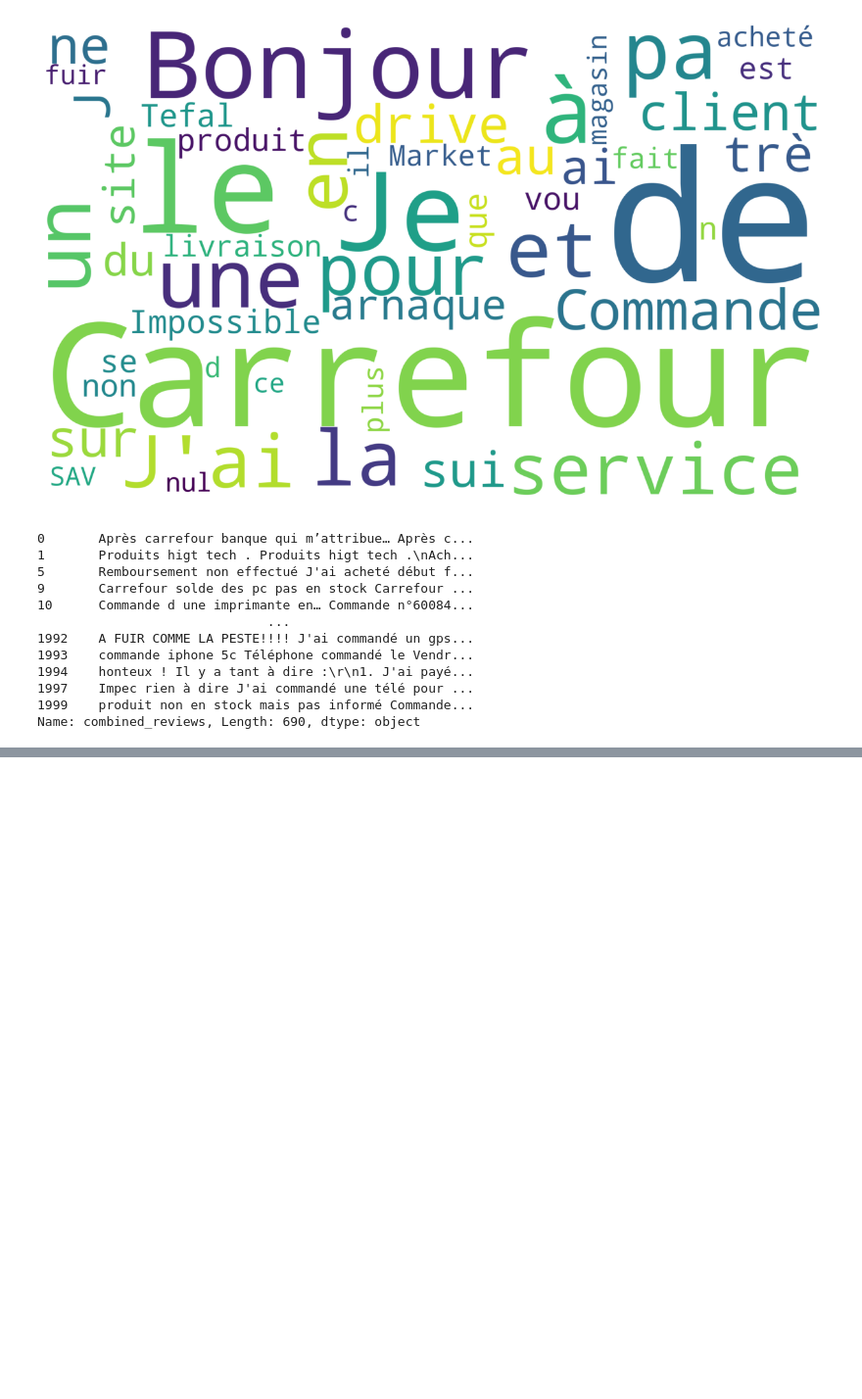
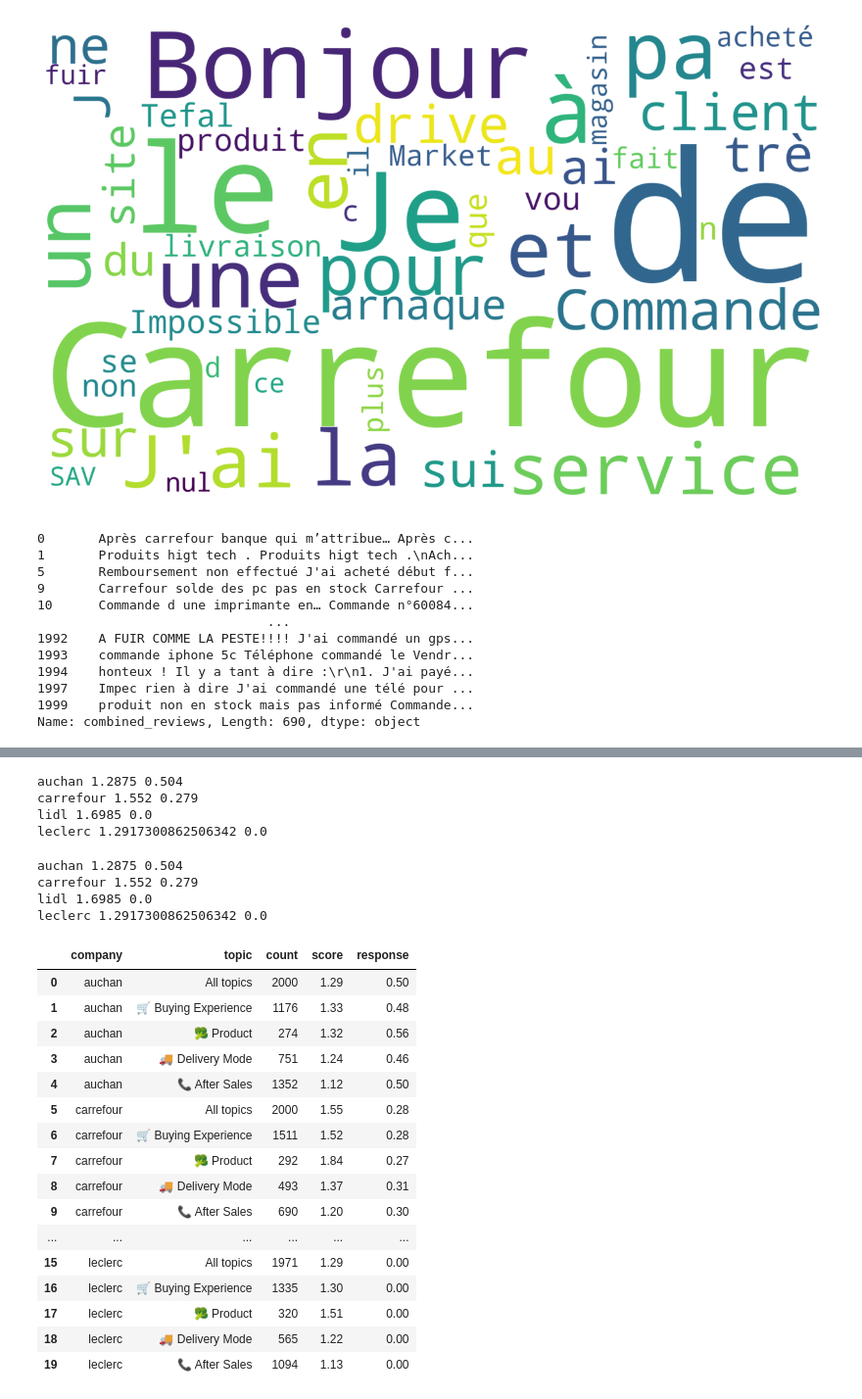
Before and after one commit to CarlOsito16/Hexamind, a Jupyter notebook: Clustering/FinalClassifier/2-classify.ipynb, the cells around one changed output, grey strips where cells are left out. Shown at 98% size. Cells and saved outputs as stored; diff of their text form; code cells hidden in the pictures; blank space fills up the shorter version.

```diff
--- a/Clustering/FinalClassifier/2-classify.ipynb
+++ b/Clustering/FinalClassifier/2-classify.ipynb
@@ -280,0 +378,67 @@ Name: combined_reviews, Length: 690, dtype: object
+# %%
+all_result = []
+clean_superclass_name = ['🛒 Buying Experience', '🥦 Product', '🚚 Delivery Mode', '📞 After Sales']
+for comp in all_comp_df['company_name'].unique():
+    selected_df = all_comp_df[(all_comp_df['company_name'] == comp)]
+    print(comp, selected_df.ratings.mean(), selected_df.has_respond.mean())
+    result = [comp, 'All topics', len(selected_df), selected_df.ratings.mean().round(2), selected_df.has_respond.mean().round(2)]
+    all_result.append(result)
+
+    clean_superclass = ['clean_BE', 'clean_PD', 'clean_DM', 'clean_AS']
+
+    for index, supclass in enumerate(clean_superclass):
+        selected_df = all_comp_df[(all_comp_df['company_name'] == comp) &
+                                  (all_comp_df[supclass] ==1)]
+
+        result = [comp, clean_superclass_name[index], len(selected_df), selected_df.ratings.mean().round(2), selected_df.has_respond.mean().round(2)]
+        all_result.append(result)
+# %% [output]
+auchan 1.2875 0.504
+carrefour 1.552 0.279
+lidl 1.6985 0.0
+leclerc 1.2917300862506342 0.0
+# %%
+def chart_df(all_comp_df):
+    all_result = []
+    clean_superclass_name = ['🛒 Buying Experience', '🥦 Product', '🚚 Delivery Mode', '📞 After Sales']
+    for comp in all_comp_df['company_name'].unique():
+        selected_df = all_comp_df[(all_comp_df['company_name'] == comp)]
+        print(comp, selected_df.ratings.mean(), selected_df.has_respond.mean())
+        result = [comp, 'All topics', len(selected_df), selected_df.ratings.mean().round(2), selected_df.has_respond.mean().round(2)]
+        all_result.append(result)
+
+        clean_superclass = ['clean_BE', 'clean_PD', 'clean_DM', 'clean_AS']
+
+        for index, supclass in enumerate(clean_superclass):
+            selected_df = all_comp_df[(all_comp_df['company_name'] == comp) &
+                                    (all_comp_df[supclass] ==1)]
+
+            result = [comp, clean_superclass_name[index], len(selected_df), selected_df.ratings.mean().round(2), selected_df.has_respond.mean().round(2)]
+            all_result.append(result)
+
+    complete_df = pd.DataFrame(all_result, columns= ['company', 'topic', 'count', 'score', 'response'])
+    return complete_df
+# %%
+chart_df(all_comp_df)
+# %% [output]
+auchan 1.2875 0.504
+carrefour 1.552 0.279
+lidl 1.6985 0.0
+leclerc 1.2917300862506342 0.0
+|  | company | topic | count | score | response |
+| 0 | auchan | All topics | 2000 | 1.29 | 0.50 |
+| 1 | auchan | 🛒 Buying Experience | 1176 | 1.33 | 0.48 |
+| 2 | auchan | 🥦 Product | 274 | 1.32 | 0.56 |
+| 3 | auchan | 🚚 Delivery Mode | 751 | 1.24 | 0.46 |
+| 4 | auchan | 📞 After Sales | 1352 | 1.12 | 0.50 |
+| 5 | carrefour | All topics | 2000 | 1.55 | 0.28 |
+| 6 | carrefour | 🛒 Buying Experience | 1511 | 1.52 | 0.28 |
+| 7 | carrefour | 🥦 Product | 292 | 1.84 | 0.27 |
+| 8 | carrefour | 🚚 Delivery Mode | 493 | 1.37 | 0.31 |
+| 9 | carrefour | 📞 After Sales | 690 | 1.20 | 0.30 |
+| ... | ... | ... | ... | ... | ... |
+| 15 | leclerc | All topics | 1971 | 1.29 | 0.00 |
+| 16 | leclerc | 🛒 Buying Experience | 1335 | 1.30 | 0.00 |
+| 17 | leclerc | 🥦 Product | 320 | 1.51 | 0.00 |
+| 18 | leclerc | 🚚 Delivery Mode | 565 | 1.22 | 0.00 |
+| 19 | leclerc | 📞 After Sales | 1094 | 1.13 | 0.00 |
```
Also changed, not shown: parts of 24 cells of this notebook, 18 other files.
